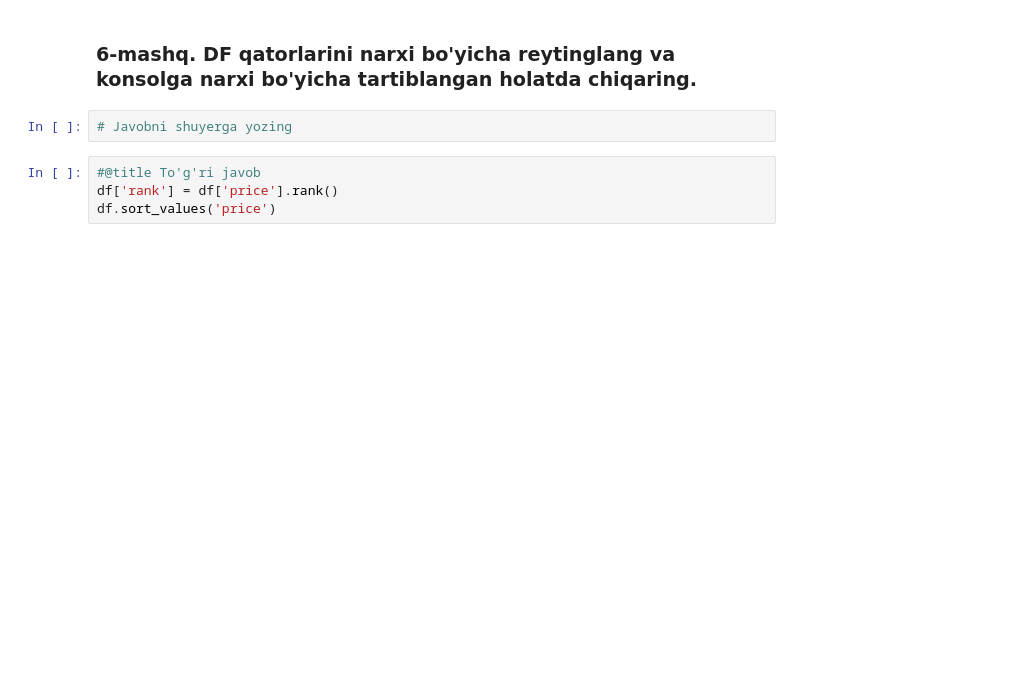
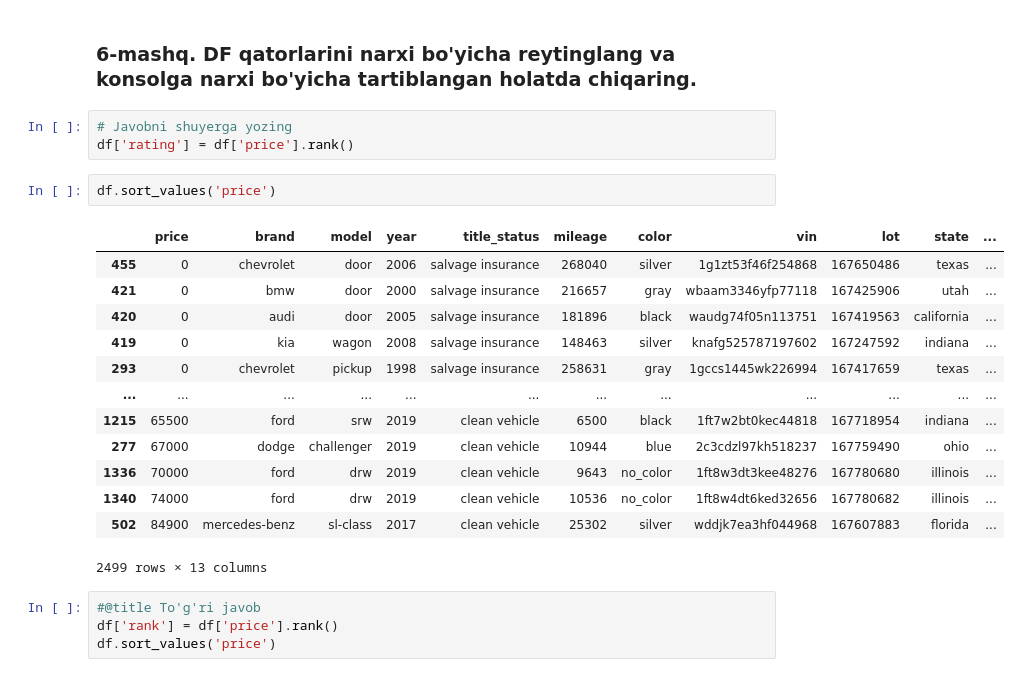
Before and after one commit to IlyasNasirov/notebook, a Jupyter notebook: DF_pandas_3_amaliyot.ipynb, the cells around one changed output. Drawn from its saved outputs; the diff is of its cells as text; blank space fills up the shorter version.

```diff
--- a/DF_pandas_3_amaliyot.ipynb
+++ b/DF_pandas_3_amaliyot.ipynb
@@ -85,6 +122,23 @@ df.sort_values(by="year")
 ### **6-mashq**. DF qatorlarini narxi bo'yicha reytinglang va konsolga narxi bo'yicha tartiblangan holatda chiqaring.
 # %%
 # Javobni shuyerga yozing
+df['rating'] = df['price'].rank()
+# %%
+df.sort_values('price')
+# %% [output]
+|  | price | brand | model | year | title_status | mileage | color | vin | lot | state | ... |
+| 455 | 0 | chevrolet | door | 2006 | salvage insurance | 268040 | silver | 1g1zt53f46f254868 | 167650486 | texas | ... |
+| 421 | 0 | bmw | door | 2000 | salvage insurance | 216657 | gray | wbaam3346yfp77118 | 167425906 | utah | ... |
+| 420 | 0 | audi | door | 2005 | salvage insurance | 181896 | black | waudg74f05n113751 | 167419563 | california | ... |
+| 419 | 0 | kia | wagon | 2008 | salvage insurance | 148463 | silver | knafg525787197602 | 167247592 | indiana | ... |
+| 293 | 0 | chevrolet | pickup | 1998 | salvage insurance | 258631 | gray | 1gccs1445wk226994 | 167417659 | texas | ... |
+| ... | ... | ... | ... | ... | ... | ... | ... | ... | ... | ... | ... |
+| 1215 | 65500 | ford | srw | 2019 | clean vehicle | 6500 | black | 1ft7w2bt0kec44818 | 167718954 | indiana | ... |
+| 277 | 67000 | dodge | challenger | 2019 | clean vehicle | 10944 | blue | 2c3cdzl97kh518237 | 167759490 | ohio | ... |
+| 1336 | 70000 | ford | drw | 2019 | clean vehicle | 9643 | no_color | 1ft8w3dt3kee48276 | 167780680 | illinois | ... |
+| 1340 | 74000 | ford | drw | 2019 | clean vehicle | 10536 | no_color | 1ft8w4dt6ked32656 | 167780682 | illinois | ... |
+| 502 | 84900 | mercedes-benz | sl-class | 2017 | clean vehicle | 25302 | silver | wddjk7ea3hf044968 | 167607883 | florida | ... |
+2499 rows × 13 columns
 # %%
 #@title To'g'ri javob
 df['rank'] = df['price'].rank()
```
Also changed, not shown: parts of 26 cells of this notebook.
